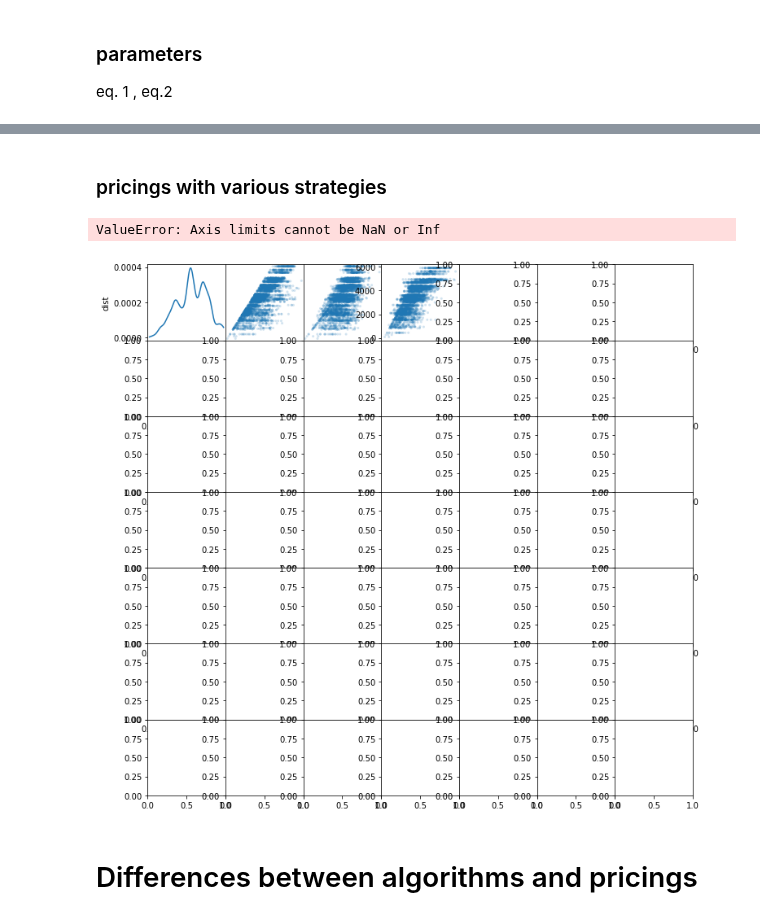
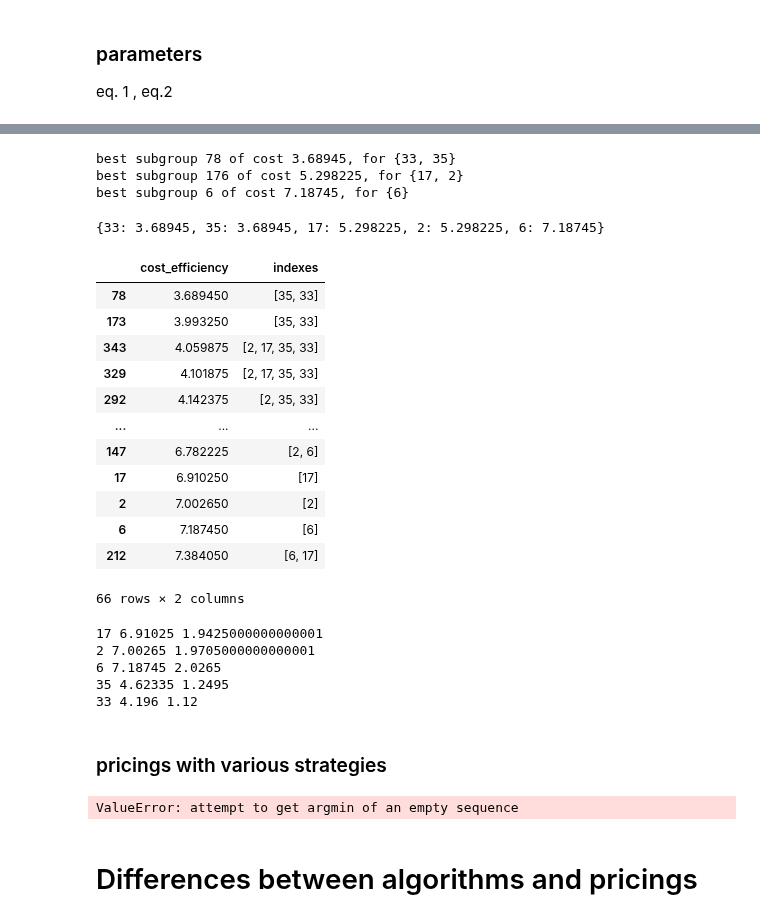
Before and after one commit to RafalKucharskiPK/ExMAS, a Jupyter notebook: ExMAS/spinoffs/game/pricings_showcase.ipynb, the cells around one changed output, grey strips where cells are left out. Cells and saved outputs as stored; diff of their text form; code cells hidden in the pictures.

```diff
--- a/ExMAS/spinoffs/game/pricings_showcase.ipynb
+++ b/ExMAS/spinoffs/game/pricings_showcase.ipynb
@@ -125,3 +139,62 @@ plt.savefig('res_1.pdf', rasterized = True)
+# %%
+def get_subgroup_price(r):
+    # assigns traveller prices by their best alternatives
+    indexes_set = r.indexes_set  # travellers of this group
+    subgroups = r.subgroups # subgroups of this group
+    subgroup_indexes = rides.loc[subgroups][['indexes_set']]  # travellers indexes in the subgroups
+
+    prices = dict()  # return dict to populat
+    while len(indexes_set) > 0:  # until everyone is assigned
+        effs = rides.loc[subgroups].cost_efficiency  # see the efficiencies of remaining subgroups
+
+        J, z  = effs.idxmin(), effs.min()  # pick up the subgroup of greatest efficiency and its index
+        print('best subgroup {} of cost {}, for {}'.format(J,z, rides.loc[J].indexes_set))
+        for i in rides.loc[J].indexes_set:
+            prices[i] = z # assign the prices
+
+        indexes_set = indexes_set - rides.loc[J].indexes_set  # remove those from the best group
+        subgroup_indexes = rides.loc[subgroups][['indexes_set']]
+        subgroup_indexes['f'] = subgroup_indexes.apply(
+            lambda x: len(rides.loc[J].indexes_set.intersection(x.indexes_set)) == 0, axis=1) # update which
+        # subgroups remain assignable
+        subgroups = subgroup_indexes[subgroup_indexes.f].index  # filter to those not assigned
+        # loop and assign the ones who are not assigned left
+
+    return prices
+rides = inData.sblts.rides
+get_subgroup_price(inData.sblts.rides.iloc[-4])
+# %% [output]
+best subgroup 78 of cost 3.68945, for {33, 35}
+best subgroup 176 of cost 5.298225, for {17, 2}
+best subgroup 6 of cost 7.18745, for {6}
+{33: 3.68945, 35: 3.68945, 17: 5.298225, 2: 5.298225, 6: 7.18745}
+# %%
+subgroups = inData.sblts.rides.iloc[-4].subgroups
+rides.loc[subgroups].sort_values('cost_efficiency')[['cost_efficiency','indexes']]
+# %% [output]
+|  | cost_efficiency | indexes |
+| 78 | 3.689450 | [35, 33] |
+| 173 | 3.993250 | [35, 33] |
+| 343 | 4.059875 | [2, 17, 35, 33] |
+| 329 | 4.101875 | [2, 17, 35, 33] |
+| 292 | 4.142375 | [2, 35, 33] |
+| ... | ... | ... |
+| 147 | 6.782225 | [2, 6] |
+| 17 | 6.910250 | [17] |
+| 2 | 7.002650 | [2] |
+| 6 | 7.187450 | [6] |
+| 212 | 7.384050 | [6, 17] |
+66 rows × 2 columns
+# %%
+for r in inData.sblts.rides_multi_index.loc[rs,:].traveller.values:
+
+    print(r, rm[rm.traveller == r].total_group_cost.min(), rm[rm.traveller == r].cost_user.min())
+# %% [output]
+17 6.91025 1.9425000000000001
+2 7.00265 1.9705000000000001
+6 7.18745 2.0265
+35 4.62335 1.2495
+33 4.196 1.12
 # %% [markdown]
 ### pricings with various strategies
 # %%
@@ -129,16 +202,15 @@ inData = ExMAS.extras.pricings.update_costs(inData, params)
 inData = pricings.uniform_split(inData)
 inData = pricings.externality_split(inData)
 inData = pricings.residual_split(inData)
-inData = pricings.subgroup_split_bas(inData)
+inData = pricings.subgroup_split(inData)
 rs = inData.sblts.rides.sample(4).index
 plt.rcParams['figure.figsize'] = [12,12]
 fig, ax = plt.subplots()
-scatter_matrix(inData.sblts.rides_multi_index[['dist', 'ttrav_sh', 'UNIFORM','EXTERNALITY','RESIDUAL','SUBGROUP', 'total_group_cost']], grid = False, diagonal = 'kde', alpha = 0.2, ax = ax)
+#scatter_matrix(inData.sblts.rides_multi_index[['dist', 'ttrav_sh', 'UNIFORM','EXTERNALITY','RESIDUAL','SUBGROUP', 'total_group_cost']], grid = False, diagonal = 'kde', alpha = 0.2, ax = ax)
 fig.suptitle('correlations between various prices and features')
 inData.sblts.rides_multi_index.loc[rs,:]
 # %% [output]
-ValueError: Axis limits cannot be NaN or Inf
+ValueError: attempt to get argmin of an empty sequence
-[figure, removed]
 # %% [markdown]
 # Differences between algorithms and pricings
 # %% [markdown]
```
Also changed, not shown: parts of 9 cells of this notebook, 6 other files.
